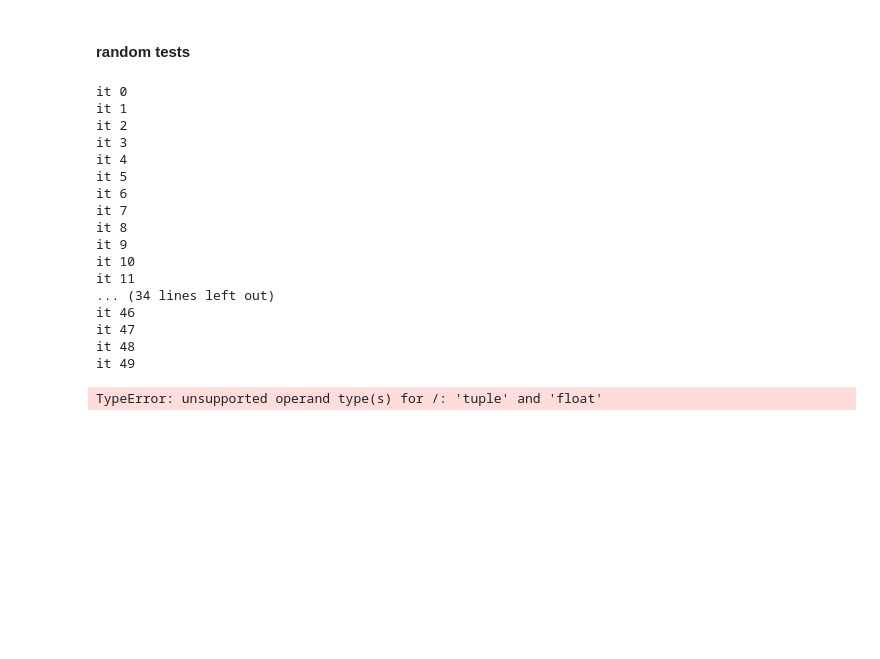
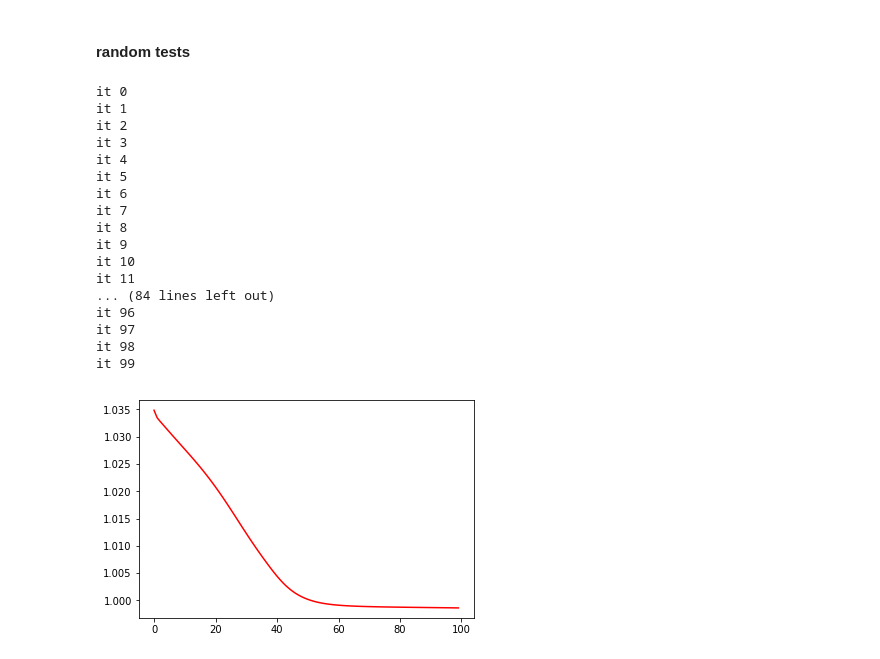
Before and after one commit to lopatovsky/HMMs, a Jupyter notebook: CT-HMM.ipynb, the cells around one changed output. Cells and saved outputs as stored; diff of their text form; code cells hidden in the pictures; blank space fills up the shorter version.

```diff
--- a/CT-HMM.ipynb
+++ b/CT-HMM.ipynb
@@ -916,7 +916,7 @@ t,e = chmm.generate_data( (50,50) )
 chmm_i = hmms.CtHMM.random( 3,3 )
 chmm_d = hmms.CtHMM( * chmm_i.params )
 
-graph_i = chmm_i.baum_welch( t, e, 50, est=True, method="soft", fast=True )
+graph_i = chmm_i.baum_welch( t, e, 100, est=True, method="soft", fast=True )
 # %% [output]
 it 0
 it 1
@@ -930,20 +930,18 @@ it 8
 it 9
 it 10
 it 11
-... (34 lines left out)
-it 46
-it 47
-it 48
-it 49
+... (84 lines left out)
+it 96
+it 97
+it 98
+it 99
 # %%
 real = chmm.data_estimate( t,e )
-plt.plot( graph_i[1:] / real, color="red"  )
-plt.plot( graph_d[1:] / real, color="blue"  )
+plt.plot( graph_i[1:]/real , color="red"  )
 
-hmms.print_parameters( chmm_i )
-hmms.print_parameters( chmm_d )
+#hmms.print_parameters( chmm_i )
 
-plt.rcParams['figure.figsize'] = [25,25]
+#plt.rcParams['figure.figsize'] = [25,25]
 plt.show()
 # %% [output]
-TypeError: unsupported operand type(s) for /: 'tuple' and 'float'
+[figure, added]
```
Also changed, not shown: parts of 3 cells of this notebook, 1 other file.
